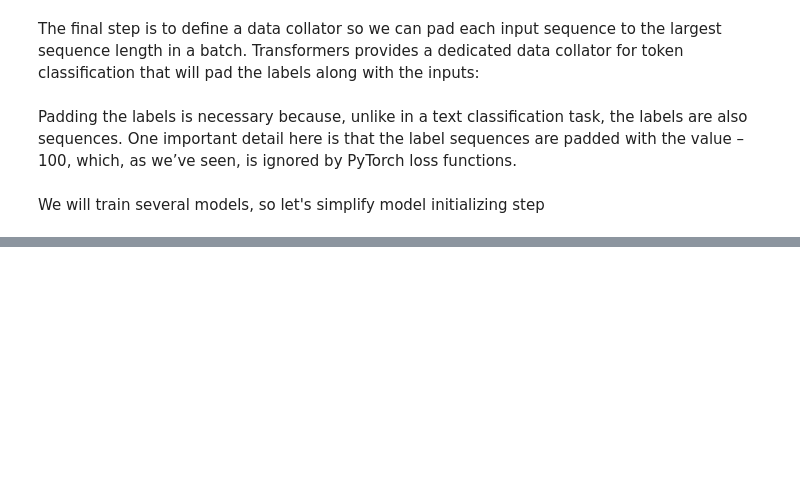
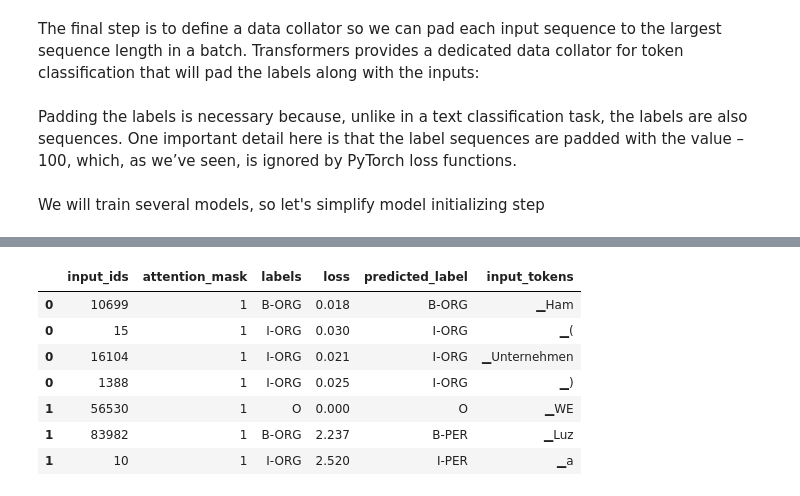
Before and after one commit to Gooogr/Book_nlp_with_transformers, a Jupyter notebook: ch4_multilingual_ner.ipynb, the cells around one changed output, grey strips where cells are left out. Saved outputs shown, nothing was run; the diff lists cells and outputs as text; code cells hidden in the pictures; blank space fills up the shorter version.

```diff
--- a/ch4_multilingual_ner.ipynb
+++ b/ch4_multilingual_ner.ipynb
@@ -495,0 +544,14 @@ trainer.train()
+# %%
+df_tokens = df.apply(pd.Series.explode)
+df_tokens = df_tokens.query("labels != 'IGN'")
+df_tokens["loss"] = df_tokens["loss"].astype(float).round(3)
+df_tokens.head(7)
+# %% [output]
+|  | input_ids | attention_mask | labels | loss | predicted_label | input_tokens |
+| 0 | 10699 | 1 | B-ORG | 0.018 | B-ORG | ▁Ham |
+| 0 | 15 | 1 | I-ORG | 0.030 | I-ORG | ▁( |
+| 0 | 16104 | 1 | I-ORG | 0.021 | I-ORG | ▁Unternehmen |
+| 0 | 1388 | 1 | I-ORG | 0.025 | I-ORG | ▁) |
+| 1 | 56530 | 1 | O | 0.000 | O | ▁WE |
+| 1 | 83982 | 1 | B-ORG | 2.237 | B-PER | ▁Luz |
+| 1 | 10 | 1 | I-ORG | 2.520 | I-PER | ▁a |
```
Also changed, not shown: parts of 32 cells of this notebook.
